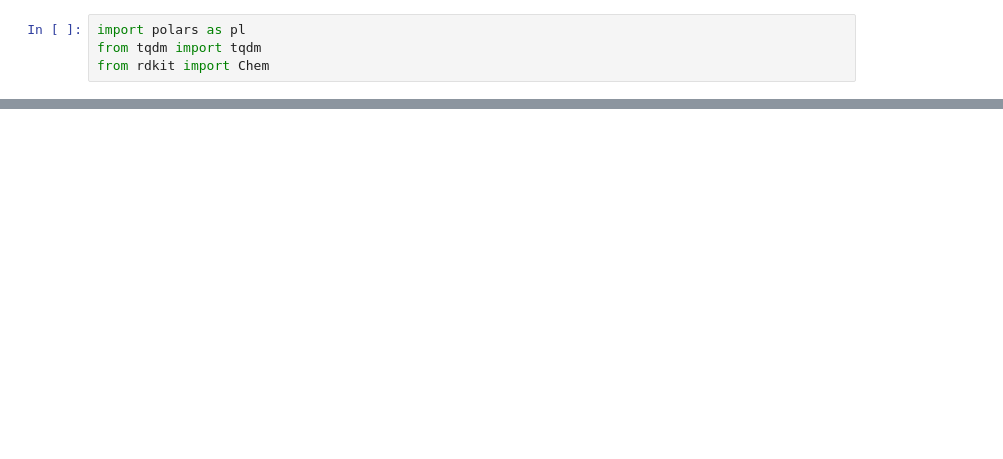
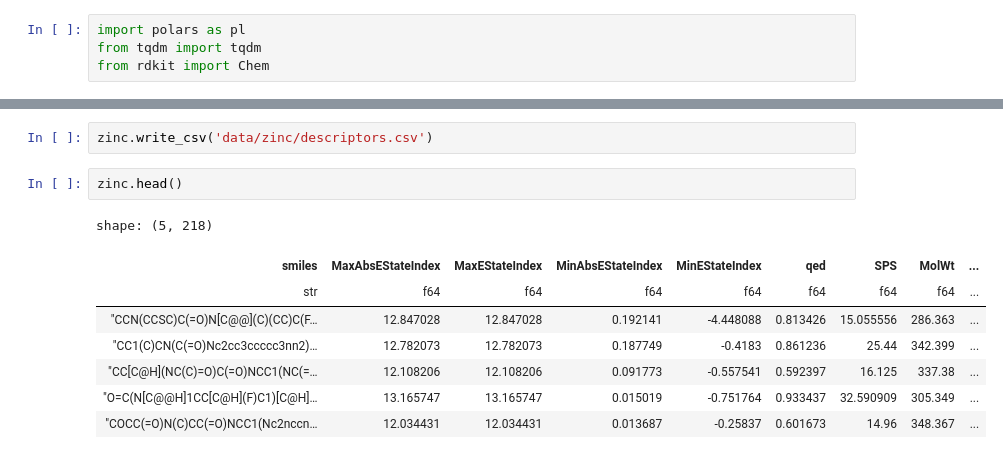
Before and after one commit to eda-ginger/Molecule-Learning, a Jupyter notebook: preprocessing.ipynb, the cells around one changed output, grey strips where cells are left out. Drawn from its saved outputs; the diff is of its cells as text; blank space fills up the shorter version.

```diff
--- a/preprocessing.ipynb
+++ b/preprocessing.ipynb
@@ -63,0 +37,13 @@ print(count)
+# %%
+zinc.write_csv('data/zinc/descriptors.csv')
+# %%
+zinc.head()
+# %% [output]
+shape: (5, 218)
+| smiles | MaxAbsEStateIndex | MaxEStateIndex | MinAbsEStateIndex | MinEStateIndex | qed | SPS | MolWt | ... |
+| str | f64 | f64 | f64 | f64 | f64 | f64 | f64 | ... |
+| "CCN(CCSC)C(=O)N[C@@](C)(CC)C(F… | 12.847028 | 12.847028 | 0.192141 | -4.448088 | 0.813426 | 15.055556 | 286.363 | ... |
+| "CC1(C)CN(C(=O)Nc2cc3ccccc3nn2)… | 12.782073 | 12.782073 | 0.187749 | -0.4183 | 0.861236 | 25.44 | 342.399 | ... |
+| "CC[C@H](NC(C)=O)C(=O)NCC1(NC(=… | 12.108206 | 12.108206 | 0.091773 | -0.557541 | 0.592397 | 16.125 | 337.38 | ... |
+| "O=C(N[C@@H]1CC[C@H](F)C1)[C@H]… | 13.165747 | 13.165747 | 0.015019 | -0.751764 | 0.933437 | 32.590909 | 305.349 | ... |
+| "COCC(=O)N(C)CC(=O)NCC1(Nc2nccn… | 12.034431 | 12.034431 | 0.013687 | -0.25837 | 0.601673 | 14.96 | 348.367 | ... |
```
Also changed, not shown: parts of 19 cells of this notebook, 8 other files.
